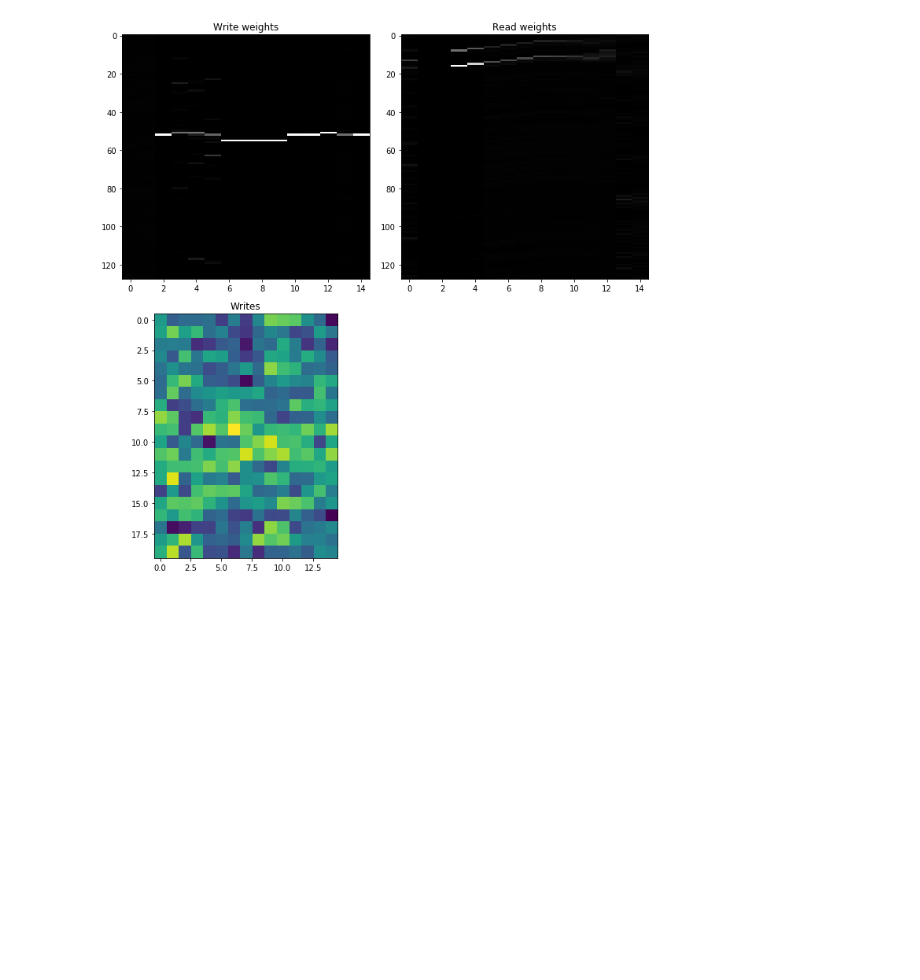
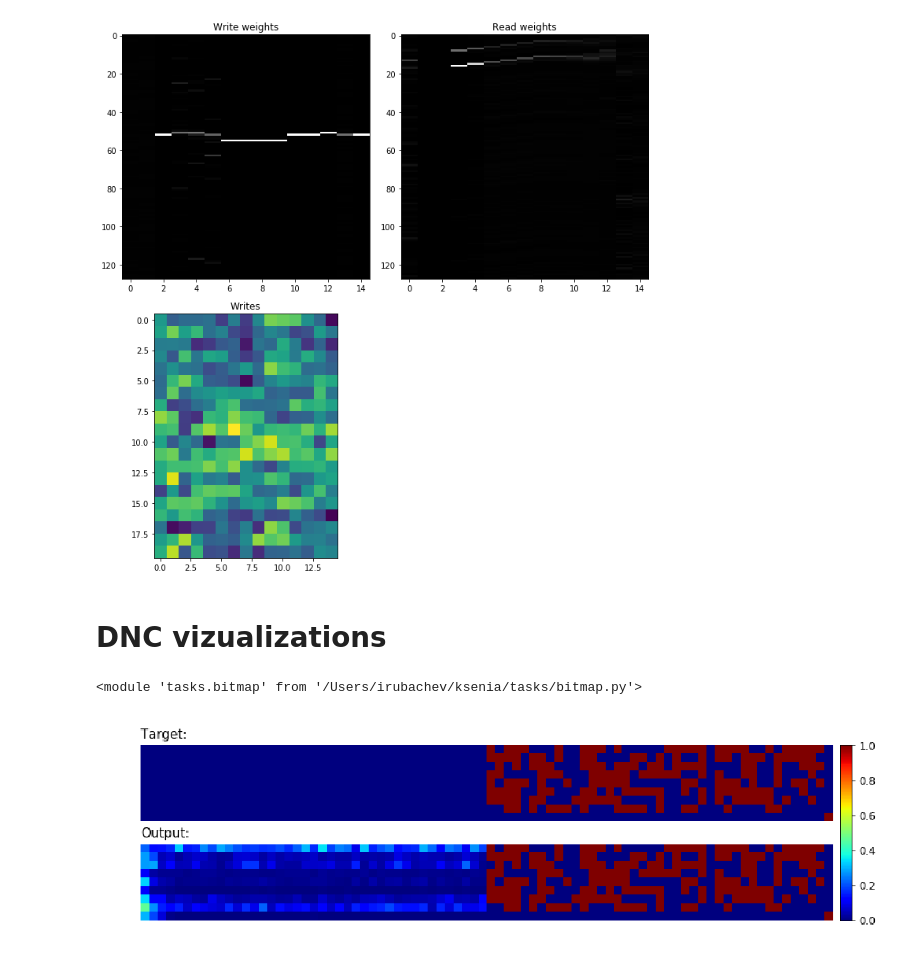
Before and after one commit to dasimagin/ksenia, a Jupyter notebook: Memory Visualization.ipynb, the cells around one changed output. Saved outputs shown, nothing was run; the diff lists cells and outputs as text; code cells hidden in the pictures; blank space fills up the shorter version.

```diff
--- a/Memory Visualization.ipynb
+++ b/Memory Visualization.ipynb
@@ -183,3 +183,62 @@ plt.tight_layout()
 plt.show()
 # %% [output]
 [figure]
+# %% [markdown]
+# DNC vizualizations
+# %%
+from importlib import reload
+
+import torch
+import yaml
+import matplotlib.pyplot as plt
+import numpy as np
+
+import train_bitmap
+import utils
+import tasks.bitmap as bitmap
+import models.dnc as dnc
+
+reload(train_bitmap)
+reload(utils)
+reload(dnc)
+reload(bitmap)
+# %% [output]
+<module 'tasks.bitmap' from '/Users/irubachev/ksenia/tasks/bitmap.py'>
+# %%
+with open('/Users/irubachev/ksenia/experiments/copy/dnc/config.yaml') as f:
+    config = utils.DotDict(yaml.safe_load(f))
+    config.load = '/Users/irubachev/ksenia/experiments/copy/dnc/checkpoints/DNC-9600.pth'
+model, optimizer, task, step = train_bitmap.setup(config)
+# %%
+device = 'cuda' if config.gpu and torch.cuda.is_available() else 'cpu'
+
+length = 40
+inp, tar, mask = task.gen_batch(1, length, length)
+info = {}
+
+
+n_cells = model.n_cells
+model.n_cells = length
+
+out = model(
+    inp.to(device),
+    debug=info,
+)
+
+model.n_cells = n_cells
+
+out = torch.sigmoid(out)
+out = out.data.to('cpu').numpy()[0].T
+tar = tar.data.numpy()[0].T
+
+io = utils.input_output_img(
+    tar,
+    out,
+)
+# %%
+plt.figure(figsize=(20, 10))
+plt.imshow(np.moveaxis(io, 0, -1), cmap='gray')
+plt.axis('off')
+plt.show()
+# %% [output]
+[figure, added]
```
Also changed, not shown: parts of 2 cells of this notebook, 5 other files.
